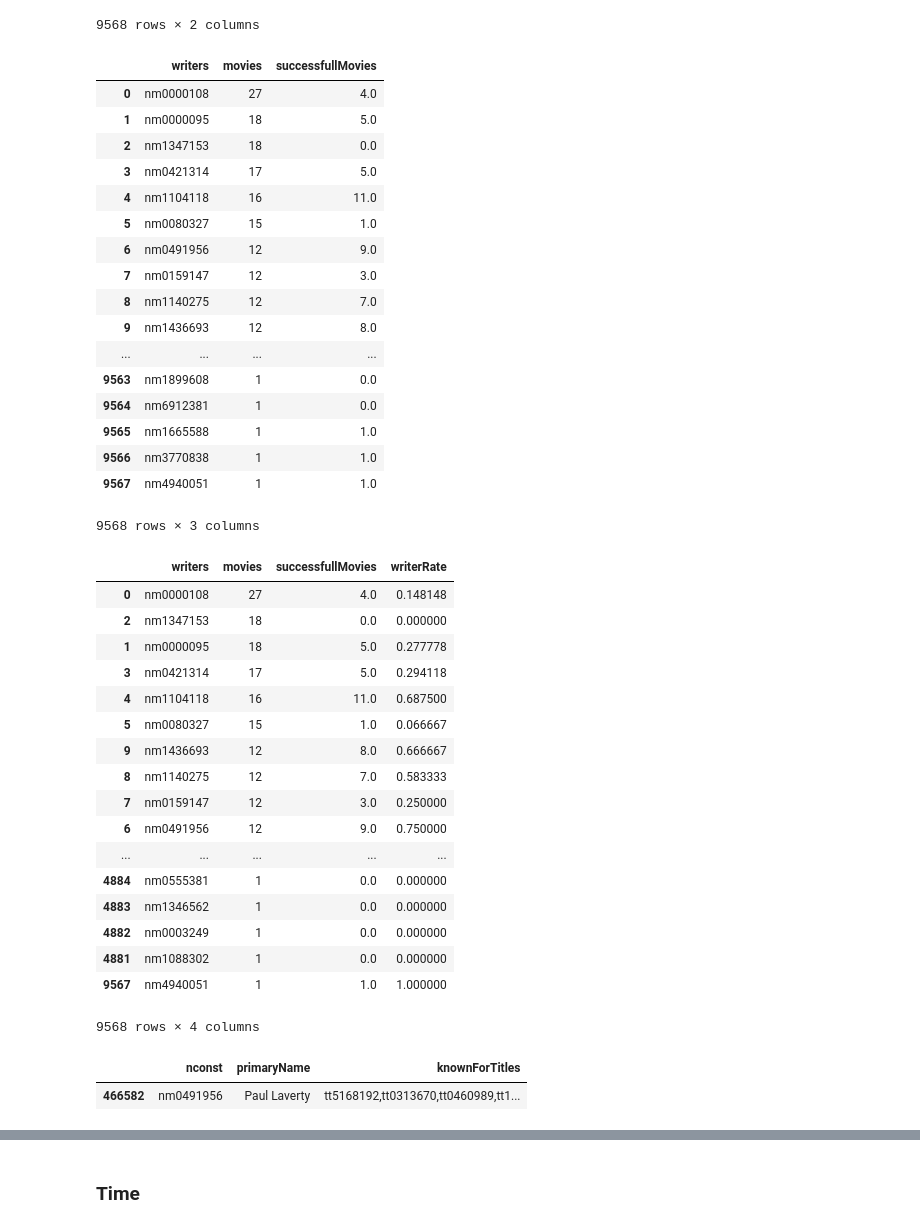
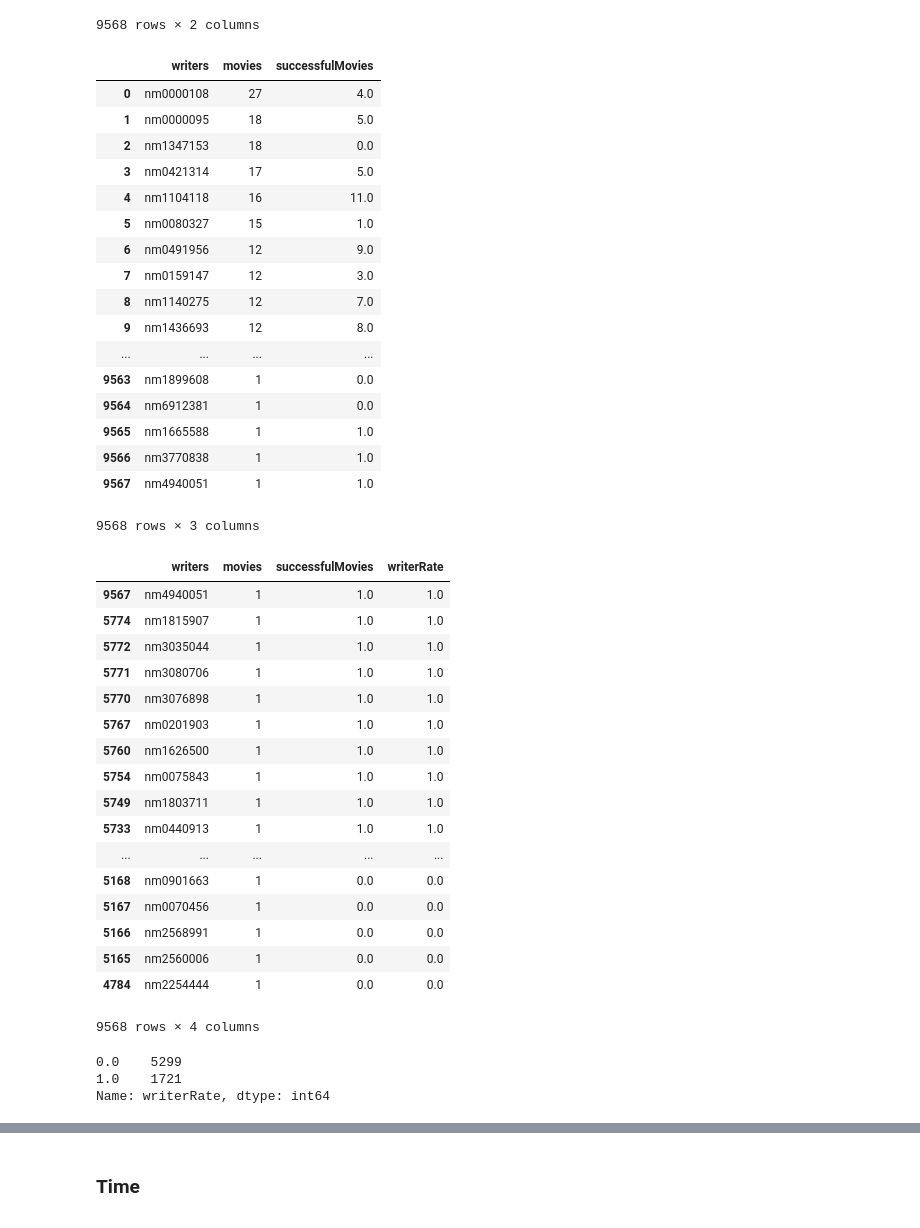
Before and after one commit to philipohlund/2IS063_project, a Jupyter notebook: Data Mining Project.ipynb, the cells around one changed output, grey strips where cells are left out. Saved outputs shown, nothing was run; the diff lists cells and outputs as text; code cells hidden in the pictures.

```diff
--- a/Data Mining Project.ipynb
+++ b/Data Mining Project.ipynb
@@ -550,6 +545,6 @@ actors
 # %%
 for i, row in actors.iterrows():
-    actors.at[i, 'successRate'] = actors.at[i, 'successfullMovies'] / actors.at[i, 'movies']
+    actors.at[i, 'successRate'] = actors.at[i, 'successfulMovies'] / actors.at[i, 'movies']
 
 actors.sort_values(by='successRate', ascending=0)
 # %% [output]
@@ -598,9 +593,8 @@ directors
 | 7692 | nm4940051 | 1 |
 7693 rows × 2 columns
 # %%
-successfull_directors = successfull_movies['directors']
-successfull_directors = successfull_directors.value_counts().reset_index()
-successfull_directors.columns = ['directors', 'successfullMovies']
-directors = pd.merge(directors, successfull_directors, on='directors', how='outer')
+successful_directors = successful_movies['directors']
+successful_directors = successful_directors.value_counts().reset_index()
+successful_directors.columns = ['directors', 'successfulMovies']
+directors = pd.merge(directors, successful_directors, on='directors', how='outer')
 directors.fillna(value=0, inplace=True)
-directors
@@ -626,5 +601,5 @@ directors
 # %%
 for i, row in directors.iterrows():
-    directors.at[i, 'directorRate'] = directors.at[i, 'successfullMovies'] / directors.at[i, 'movies']
+    directors.at[i, 'directorRate'] = directors.at[i, 'successfulMovies'] / directors.at[i, 'movies']
 directors.sort_values(by='directorRate', ascending=0)
 # %% [output]
@@ -673,14 +683,14 @@ writers
 | 9567 | nm4940051 | 1 |
 9568 rows × 2 columns
 # %%
-successfull_writers = successfull_movies['writers']
-successfull_writers = successfull_writers.value_counts().reset_index()
-successfull_writers.columns = ['writers', 'successfullMovies']
-writers = pd.merge(writers, successfull_writers, on='writers', how='outer')
+successful_writers = successful_movies['writers']
+successful_writers = successful_writers.value_counts().reset_index()
+successful_writers.columns = ['writers', 'successfulMovies']
+writers = pd.merge(writers, successful_writers, on='writers', how='outer')
 writers.fillna(value=0, inplace=True)
 writers
 # %% [output]
-|  | writers | movies | successfullMovies |
+|  | writers | movies | successfulMovies |
 | 0 | nm0000108 | 27 | 4.0 |
 | 1 | nm0000095 | 18 | 5.0 |
 | 2 | nm1347153 | 18 | 0.0 |
@@ -700,30 +710,31 @@ writers
 9568 rows × 3 columns
 # %%
 for i, row in writers.iterrows():
-    writers.at[i, 'writerRate'] = writers.at[i, 'successfullMovies'] / writers.at[i, 'movies']
+    writers.at[i, 'writerRate'] = writers.at[i, 'successfulMovies'] / writers.at[i, 'movies']
 
-writers.sort_values(by='movies', ascending=0)
+writers.sort_values(by='writerRate', ascending=0)
 # %% [output]
-|  | writers | movies | successfullMovies | writerRate |
-| 0 | nm0000108 | 27 | 4.0 | 0.148148 |
-| 2 | nm1347153 | 18 | 0.0 | 0.000000 |
-| 1 | nm0000095 | 18 | 5.0 | 0.277778 |
-| 3 | nm0421314 | 17 | 5.0 | 0.294118 |
-| 4 | nm1104118 | 16 | 11.0 | 0.687500 |
-| 5 | nm0080327 | 15 | 1.0 | 0.066667 |
-| 9 | nm1436693 | 12 | 8.0 | 0.666667 |
-| 8 | nm1140275 | 12 | 7.0 | 0.583333 |
-| 7 | nm0159147 | 12 | 3.0 | 0.250000 |
-| 6 | nm0491956 | 12 | 9.0 | 0.750000 |
+|  | writers | movies | successfulMovies | writerRate |
+| 9567 | nm4940051 | 1 | 1.0 | 1.0 |
+| 5774 | nm1815907 | 1 | 1.0 | 1.0 |
+| 5772 | nm3035044 | 1 | 1.0 | 1.0 |
+| 5771 | nm3080706 | 1 | 1.0 | 1.0 |
+| 5770 | nm3076898 | 1 | 1.0 | 1.0 |
+| 5767 | nm0201903 | 1 | 1.0 | 1.0 |
+| 5760 | nm1626500 | 1 | 1.0 | 1.0 |
+| 5754 | nm0075843 | 1 | 1.0 | 1.0 |
+| 5749 | nm1803711 | 1 | 1.0 | 1.0 |
+| 5733 | nm0440913 | 1 | 1.0 | 1.0 |
 | ... | ... | ... | ... | ... |
-| 4884 | nm0555381 | 1 | 0.0 | 0.000000 |
-| 4883 | nm1346562 | 1 | 0.0 | 0.000000 |
-| 4882 | nm0003249 | 1 | 0.0 | 0.000000 |
-| 4881 | nm1088302 | 1 | 0.0 | 0.000000 |
-| 9567 | nm4940051 | 1 | 1.0 | 1.000000 |
+| 5168 | nm0901663 | 1 | 0.0 | 0.0 |
+| 5167 | nm0070456 | 1 | 0.0 | 0.0 |
+| 5166 | nm2568991 | 1 | 0.0 | 0.0 |
+| 5165 | nm2560006 | 1 | 0.0 | 0.0 |
+| 4784 | nm2254444 | 1 | 0.0 | 0.0 |
 9568 rows × 4 columns
-# %%
-name_basics[name_basics.nconst == 'nm0491956']
-# %% [output]
-|  | nconst | primaryName | knownForTitles |
-| 466582 | nm0491956 | Paul Laverty | tt5168192,tt0313670,tt0460989,tt1... |
+# %%
+writers[writers.movies == 1].writerRate.value_counts()
+# %% [output]
+0.0    5299
+1.0    1721
+Name: writerRate, dtype: int64
```
Also changed, not shown: parts of 32 cells of this notebook.
